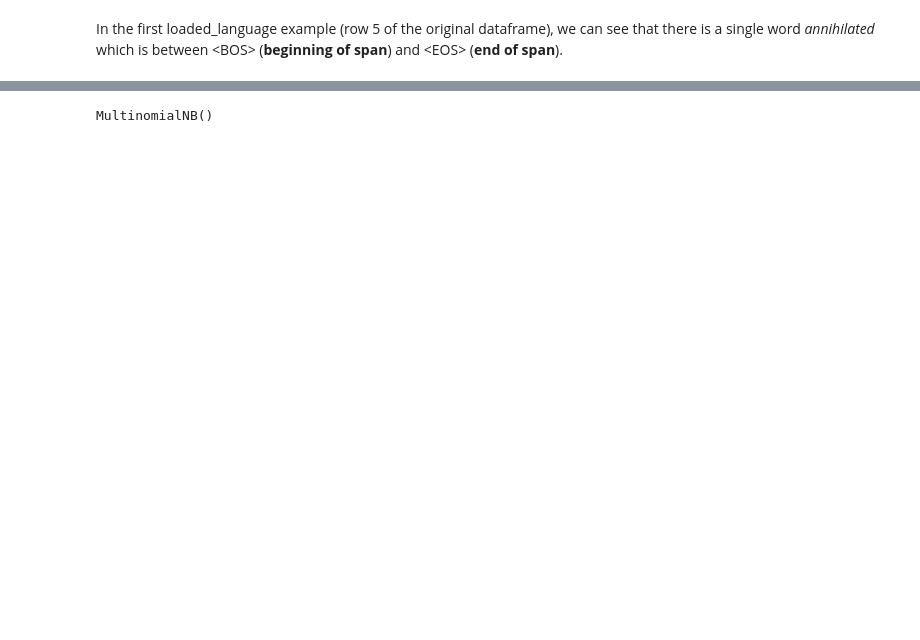
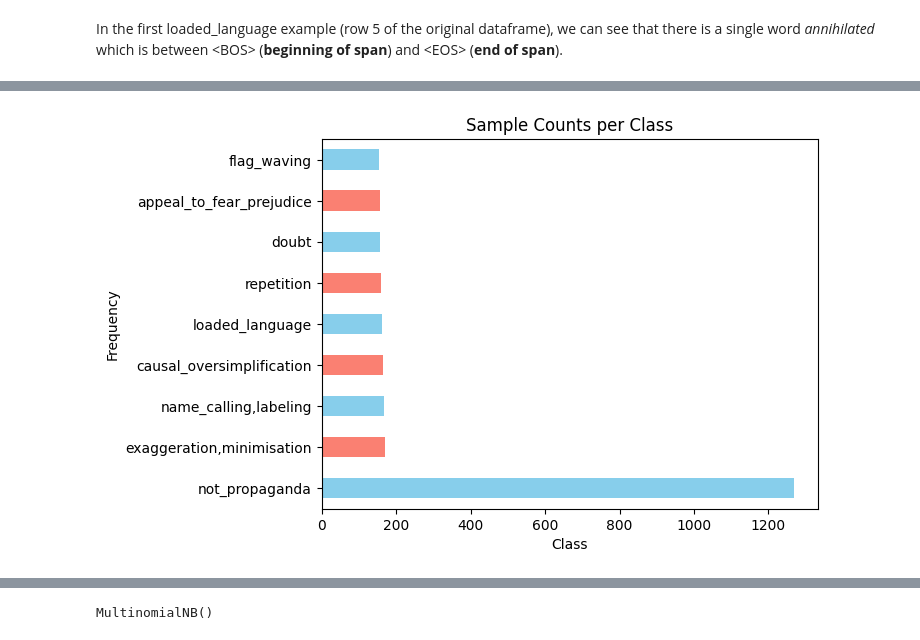
Before and after one commit to LukeBirkett/study-planner, a Jupyter notebook: 968G5_Advanced_Natural_Language_Processing/labs/lab_5_propaganda_detection/Lab6.ipynb, the cells around one changed output, grey strips where cells are left out. Drawn from its saved outputs; the diff is of its cells as text; code cells hidden in the pictures; blank space fills up the shorter version.

```diff
--- a/968G5_Advanced_Natural_Language_Processing/labs/lab_5_propaganda_detection/Lab6.ipynb
+++ b/968G5_Advanced_Natural_Language_Processing/labs/lab_5_propaganda_detection/Lab6.ipynb
@@ -70,0 +73,15 @@ c) What is the average length of propaganda snippet for each class?
+# %%
+import matplotlib.pyplot as plt
+
+counts = train_df['label'].value_counts()
+
+# Pass the unique labels (index) and the counts (values)
+
+counts.plot(kind='barh', color=['skyblue', 'salmon'])
+
+plt.title("Sample Counts per Class")
+plt.xlabel("Class")
+plt.ylabel("Frequency")
+plt.show()
+# %% [output]
+[figure, added]
```
Also changed, not shown: parts of 68 cells of this notebook, 6 other files.
